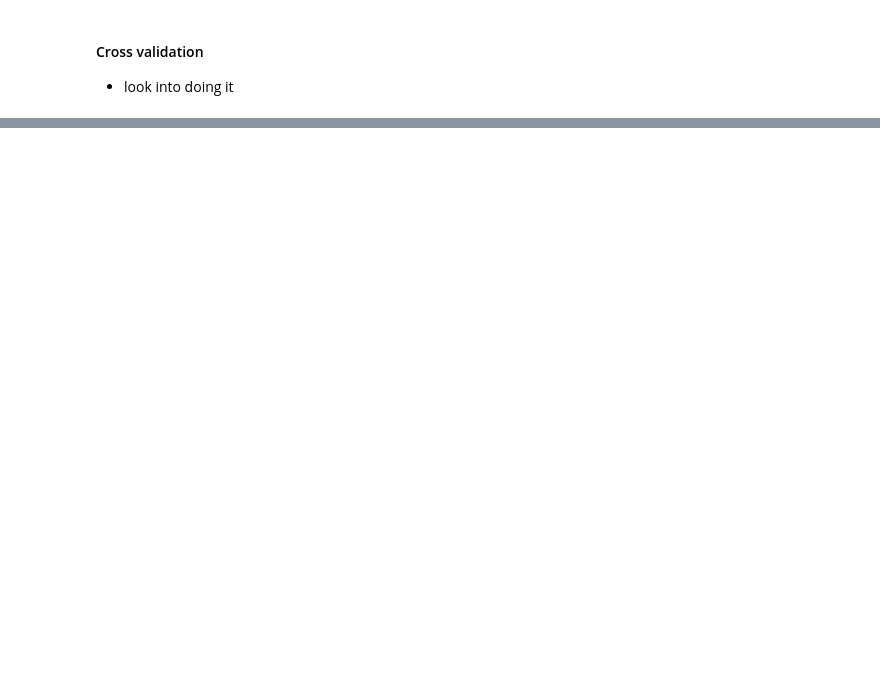
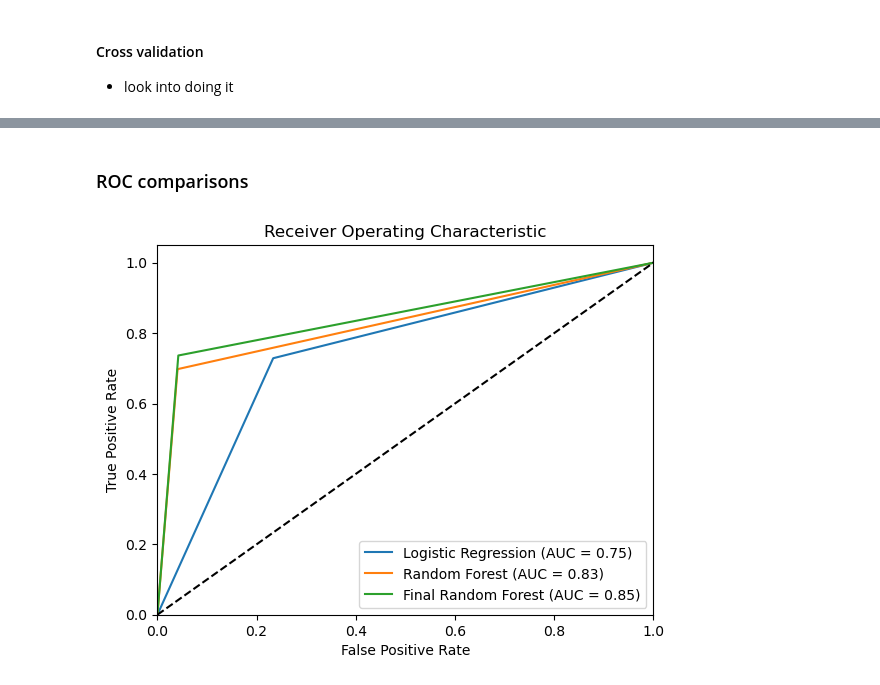
Before and after one commit to billymwangi/telcom-churn-project, a Jupyter notebook: index.ipynb, the cells around one changed output, grey strips where cells are left out. Drawn from its saved outputs; the diff is of its cells as text; code cells hidden in the pictures; blank space fills up the shorter version.

```diff
--- a/index.ipynb
+++ b/index.ipynb
@@ -577,0 +625,28 @@ plt.show()
+# %% [markdown]
+### ROC comparisons
+# %%
+# Compute ROC curve and AUC for each model
+logreg_fpr, logreg_tpr, _ = roc_curve(y_test, y_pred)
+logreg_auc = auc(logreg_fpr, logreg_tpr)
+
+rf_fpr, rf_tpr, _ = roc_curve(y_test, y_pred_rf)
+rf_auc = auc(rf_fpr, rf_tpr)
+
+rf_final_fpr, rf_final_tpr, _ = roc_curve(y_test, y_pred_final)
+rf_final_auc = auc(rf_final_fpr, rf_final_tpr)
+
+# Plot ROC curves
+plt.figure()
+plt.plot(logreg_fpr, logreg_tpr, label='Logistic Regression (AUC = %0.2f)' % logreg_auc)
+plt.plot(rf_fpr, rf_tpr, label='Random Forest (AUC = %0.2f)' % rf_auc)
+plt.plot(rf_final_fpr, rf_final_tpr, label='Final Random Forest (AUC = %0.2f)' % rf_final_auc)
+plt.plot([0, 1], [0, 1], 'k--')
+plt.xlim([0.0, 1.0])
+plt.ylim([0.0, 1.05])
+plt.xlabel('False Positive Rate')
+plt.ylabel('True Positive Rate')
+plt.title('Receiver Operating Characteristic')
+plt.legend(loc='lower right')
+plt.show()
+# %% [output]
+[figure, added]
```
Also changed, not shown: parts of 13 cells of this notebook.
